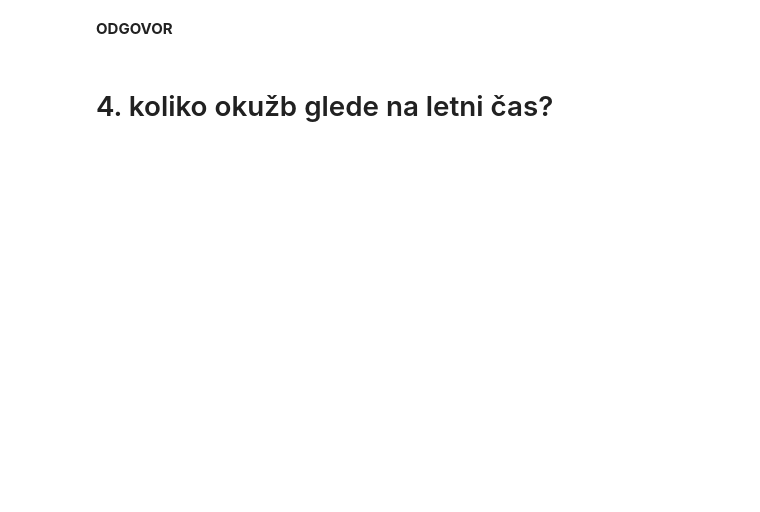
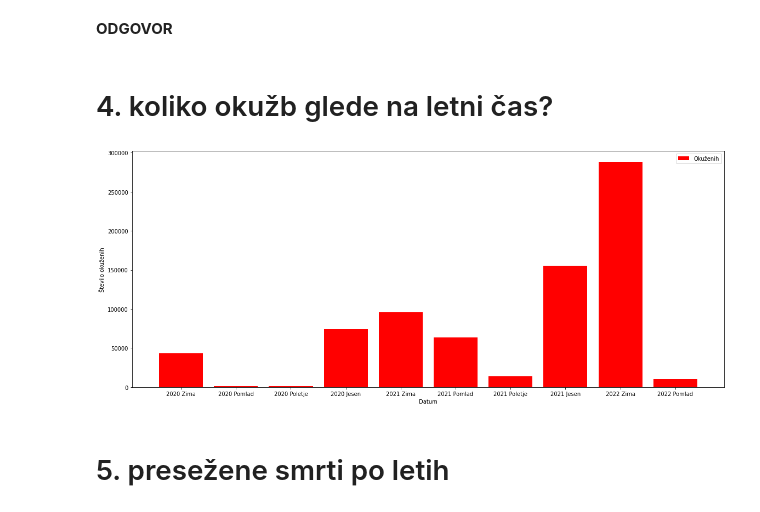
Before and after one commit to swagter/PR21TCTKJC, a Jupyter notebook: covid.ipynb, the cells around one changed output. Cells and saved outputs as stored; diff of their text form; code cells hidden in the pictures; blank space fills up the shorter version.

```diff
--- a/covid.ipynb
+++ b/covid.ipynb
@@ -275,3 +380,63 @@ plt.show()
 **ODGOVOR**
 # %% [markdown]
 # 4. koliko okužb glede na letni čas?
+# %%
+# Zima -> december, januar, februar
+# Pomlad -> marec, april, maj
+# Poletje -> junij, julij, avgust
+# Jesen -> september, oktober, november
+
+zima = {}
+pomlad = {}
+poletje = {}
+jesen = {}
+years = set()
+
+for day in stats:
+    cur_date = datetime.strptime(day["date"], '%Y-%m-%d')
+    years.add(cur_date.year)
+    if cur_date.month == 12 or cur_date.month == 1 or cur_date.month == 2:
+        if cur_date.year not in zima:
+            zima[cur_date.year] = 0
+        zima[cur_date.year] += int(day["tests.positive"]) if len(day["tests.positive"]) else 0
+    elif cur_date.month == 3 or cur_date.month == 4 or cur_date.month == 5:
+        if cur_date.year not in pomlad:
+            pomlad[cur_date.year] = 0
+        pomlad[cur_date.year] += int(day["tests.positive"]) if len(day["tests.positive"]) else 0
+    elif cur_date.month == 6 or cur_date.month == 7 or cur_date.month == 8:
+        if cur_date.year not in poletje:
+            poletje[cur_date.year] = 0
+        poletje[cur_date.year] += int(day["tests.positive"]) if len(day["tests.positive"]) else 0
+    elif cur_date.month == 9 or cur_date.month == 10 or cur_date.month == 11:
+        if cur_date.year not in jesen:
+            jesen[cur_date.year] = 0
+        jesen[cur_date.year] += int(day["tests.positive"]) if len(day["tests.positive"]) else 0
+
+letni_casi = []
+imena = []
+
+for year in sorted(list(years)):
+    if year in zima:
+        letni_casi.append(zima[year])
+        imena.append(str(year) + " Zima")
+    if year in pomlad:
+        letni_casi.append(pomlad[year])
+        imena.append(str(year) + " Pomlad")
+    if year in poletje:
+        letni_casi.append(poletje[year])
+        imena.append(str(year) + " Poletje")
+    if year in jesen:
+        letni_casi.append(jesen[year])
+        imena.append(str(year) + " Jesen")
+
+fig = plt.figure(figsize=(15,6))
+ax = fig.add_axes([0, 0, 1, 1])
+ax.bar(imena, letni_casi, color="red", label="Okuženih")
+plt.ylabel("Število okuženih")
+plt.xlabel("Datum")
+plt.legend()
+plt.show()
+# %% [output]
+[figure, added]
+# %% [markdown]
+# 5. presežene smrti po letih
```
Also changed, not shown: parts of 19 cells of this notebook, 9 other files.
